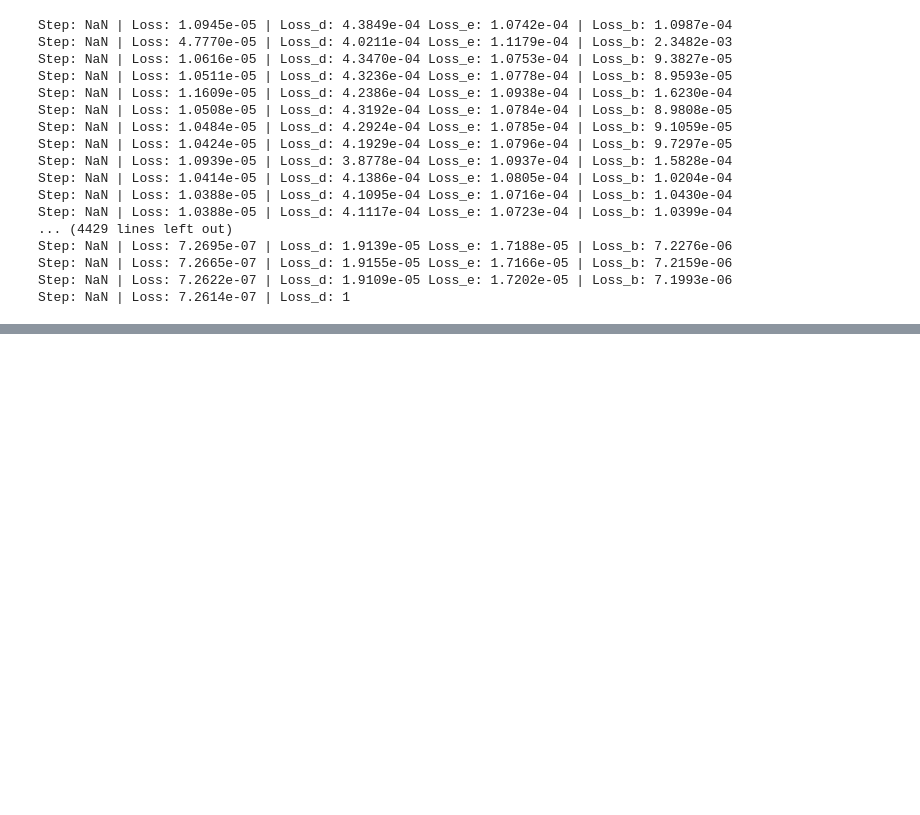
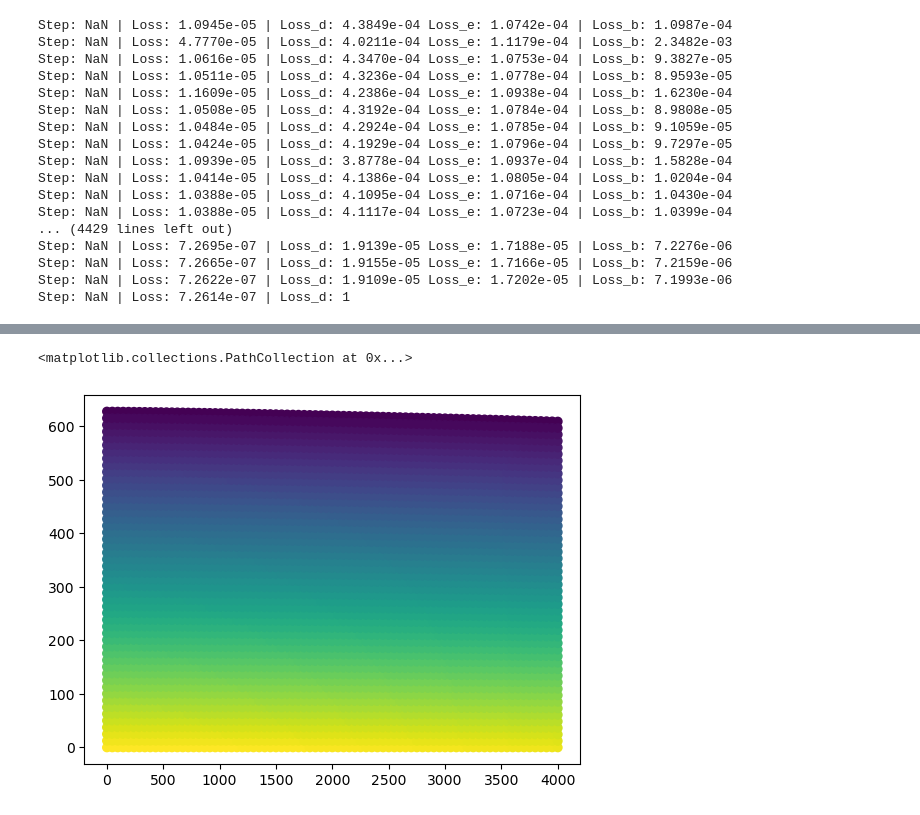
Before and after one commit to glugeorge/PINNs_pRES, a Jupyter notebook: models/mass_conservation_synthetic/test.ipynb, the cells around one changed output, grey strips where cells are left out. Cells and saved outputs as stored; diff of their text form; code cells hidden in the pictures; blank space fills up the shorter version.

```diff
--- a/models/mass_conservation_synthetic/test.ipynb
+++ b/models/mass_conservation_synthetic/test.ipynb
@@ -298,0 +327,6 @@ results['z'] = df_filtered['z'].values
+# %%
+# unconstrained variable is probably bad
+plt.scatter(results['x'],results['z'],c=results['p_g'])
+# %% [output]
+<matplotlib.collections.PathCollection at 0x...>
+[figure, added]
```
Also changed, not shown: parts of 13 cells of this notebook, 1 other file.
